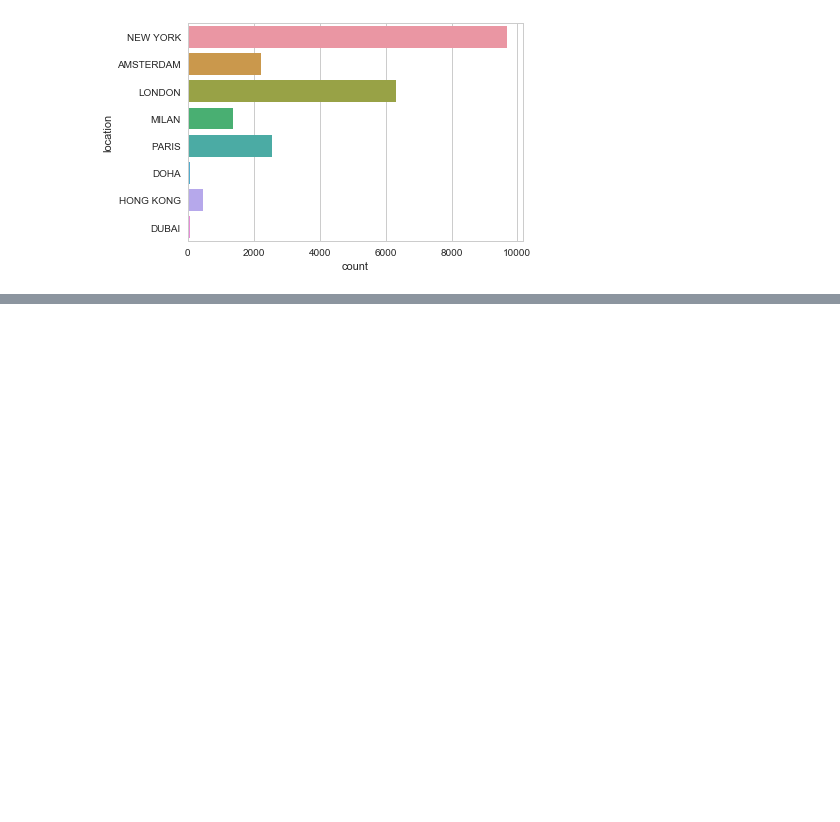
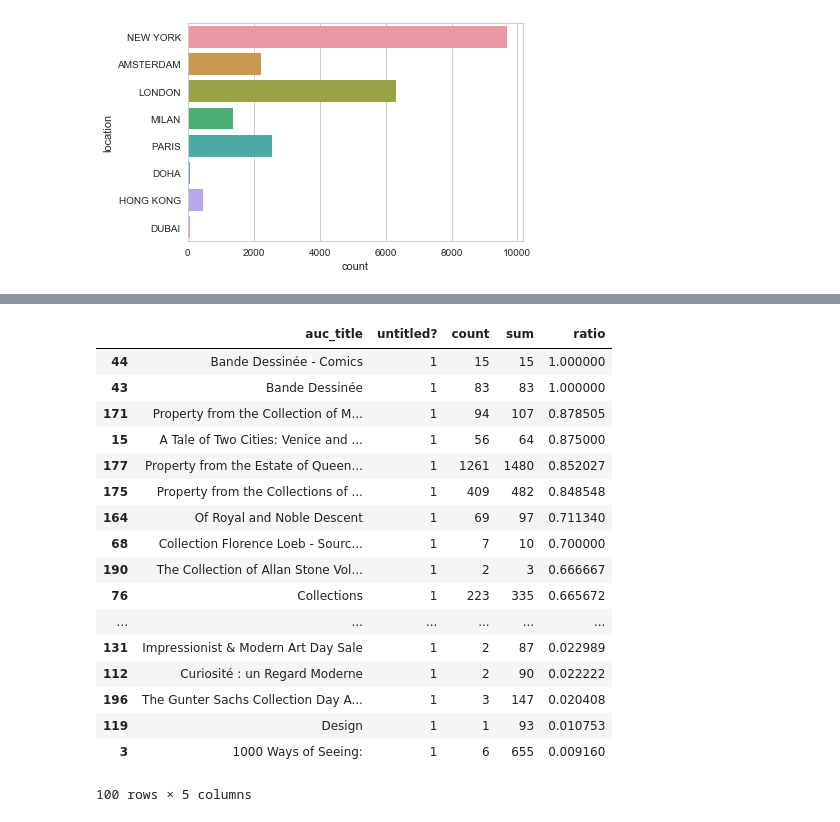
Before and after one commit to serenazzz/art-auction-visualization-project, a Jupyter notebook: Preprocessing.ipynb, the cells around one changed output, grey strips where cells are left out. Drawn from its saved outputs; the diff is of its cells as text; code cells hidden in the pictures; blank space fills up the shorter version.

```diff
--- a/Preprocessing.ipynb
+++ b/Preprocessing.ipynb
@@ -116,0 +159,21 @@ sns.countplot(y=df.location)
+# %%
+untitled_title
+# %% [output]
+|  | auc_title | untitled? | count | sum | ratio |
+| 44 | Bande Dessinée - Comics | 1 | 15 | 15 | 1.000000 |
+| 43 | Bande Dessinée | 1 | 83 | 83 | 1.000000 |
+| 171 | Property from the Collection of M... | 1 | 94 | 107 | 0.878505 |
+| 15 | A Tale of Two Cities: Venice and ... | 1 | 56 | 64 | 0.875000 |
+| 177 | Property from the Estate of Queen... | 1 | 1261 | 1480 | 0.852027 |
+| 175 | Property from the Collections of ... | 1 | 409 | 482 | 0.848548 |
+| 164 | Of Royal and Noble Descent | 1 | 69 | 97 | 0.711340 |
+| 68 | Collection Florence Loeb ­- Sourc... | 1 | 7 | 10 | 0.700000 |
+| 190 | The Collection of Allan Stone Vol... | 1 | 2 | 3 | 0.666667 |
+| 76 | Collections | 1 | 223 | 335 | 0.665672 |
+| ... | ... | ... | ... | ... | ... |
+| 131 | Impressionist & Modern Art Day Sale | 1 | 2 | 87 | 0.022989 |
+| 112 | Curiosité : un Regard Moderne | 1 | 2 | 90 | 0.022222 |
+| 196 | The Gunter Sachs Collection Day A... | 1 | 3 | 147 | 0.020408 |
+| 119 | Design | 1 | 1 | 93 | 0.010753 |
+| 3 | 1000 Ways of Seeing: | 1 | 6 | 655 | 0.009160 |
+100 rows × 5 columns
```
Also changed, not shown: parts of 13 cells of this notebook.
